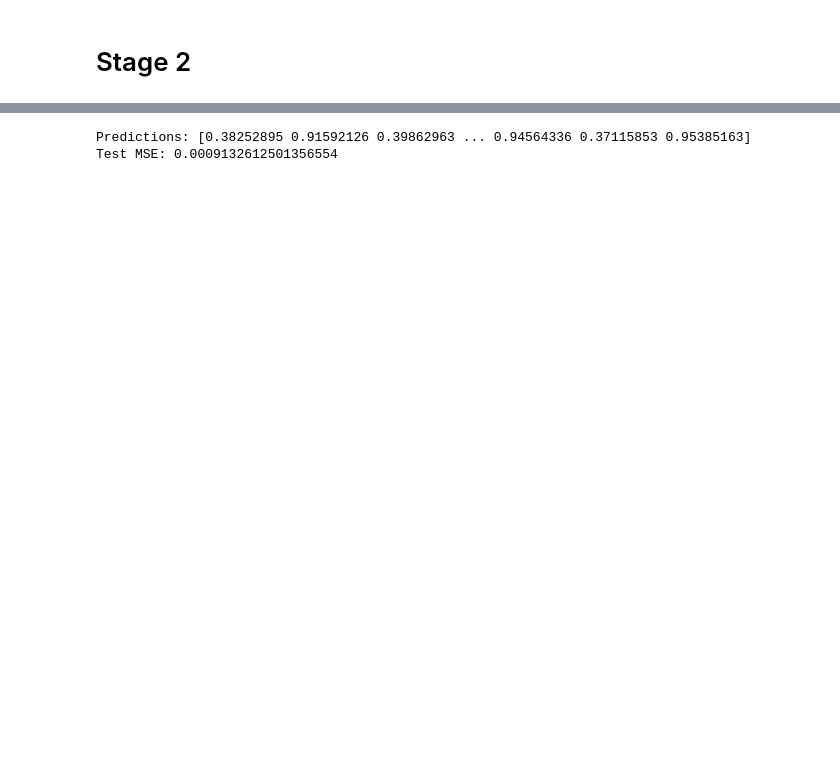
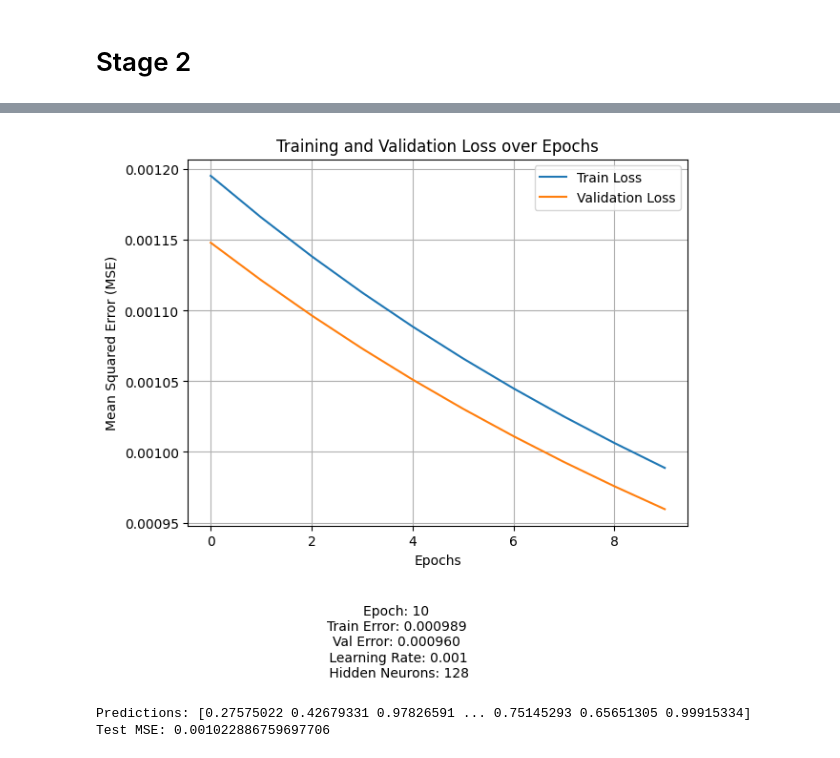
Before and after one commit to pnabilah/SBP_2025, a Jupyter notebook: Direct Inverse Control System/DIC_new.ipynb, the cells around one changed output, grey strips where cells are left out. Saved outputs shown, nothing was run; the diff lists cells and outputs as text; code cells hidden in the pictures; blank space fills up the shorter version.

Commit message:
masih 1 hidden layer

```diff
--- a/Direct Inverse Control System/DIC_new.ipynb
+++ b/Direct Inverse Control System/DIC_new.ipynb
@@ -387,0 +445,11 @@ plt.show()
+# %%
+# buat model
+y_lags = 2          # lags for feedback
+model = NN(input_size=X_train.shape[1]+y_lags, hidden_size=128, output_size=1, lr=0.001)
+model.set_weights(weights)
+
+# training
+history = model.fit_narx(X_train, T_train, X_val, T_val, epochs=1000, tol=1e-3, patience=20, y_lags=y_lags)
+
+print("Last train loss:", history["train_loss"][-1])
+print("Last val loss  :", history["val_loss"][-1])
@@ -388,10 +460,36 @@ plt.show()
+# %%
+# training validation loss plot
+# get the data
+train_losses = history["train_loss"]
+val_losses = history["val_loss"]
+
+last_epoch = len(train_losses)
+train_error = train_losses[-1]
+val_error = val_losses[-1]
+annotation_text = f"Epoch: {last_epoch}\nTrain Error: {train_error:.6f}\nVal Error: {val_error:.6f}\n Learning Rate: {model.lr}\n Hidden Neurons: {model.NH}"
+
+# plotting
+fig, ax = plt.subplots()
+ax.plot(train_losses, label='Train Loss')
+ax.plot(val_losses, label='Validation Loss')
+ax.set_xlabel('Epochs')
+ax.set_ylabel('Mean Squared Error (MSE)')
+ax.set_title('Training and Validation Loss over Epochs')
+ax.grid(True)
+ax.legend()
+fig.text(0.5, -0.05, annotation_text, ha='center', va='top')
+
+plt.tight_layout()
+plt.show()
+# %% [output]
+[figure, added]
 # %%
 # testing
-predictions = model.predict(X_test)
+predictions = model.predict_narx(X_test, y_lags = y_lags)
 mse_test = np.mean((T_test - predictions)**2)
 
 print("Predictions:", predictions.flatten())
 print("Test MSE:", mse_test)
 # %% [output]
-Predictions: [0.38252895 0.91592126 0.39862963 ... 0.94564336 0.37115853 0.95385163]
-Test MSE: 0.0009132612501356554
+Predictions: [0.27575022 0.42679331 0.97826591 ... 0.75145293 0.65651305 0.99915334]
+Test MSE: 0.001022886759697706
```
Also changed, not shown: parts of 13 cells of this notebook, 2 other files.
